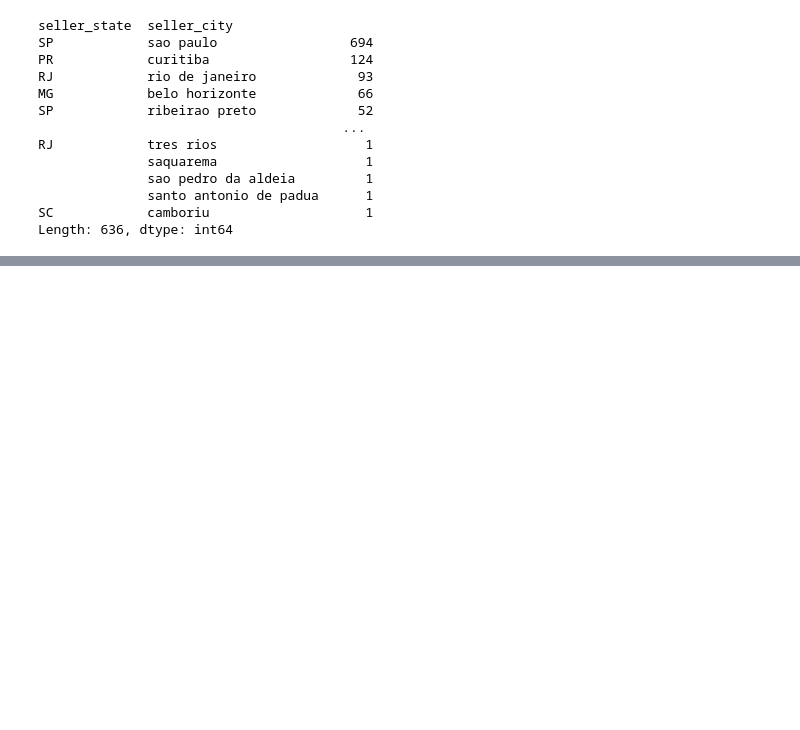
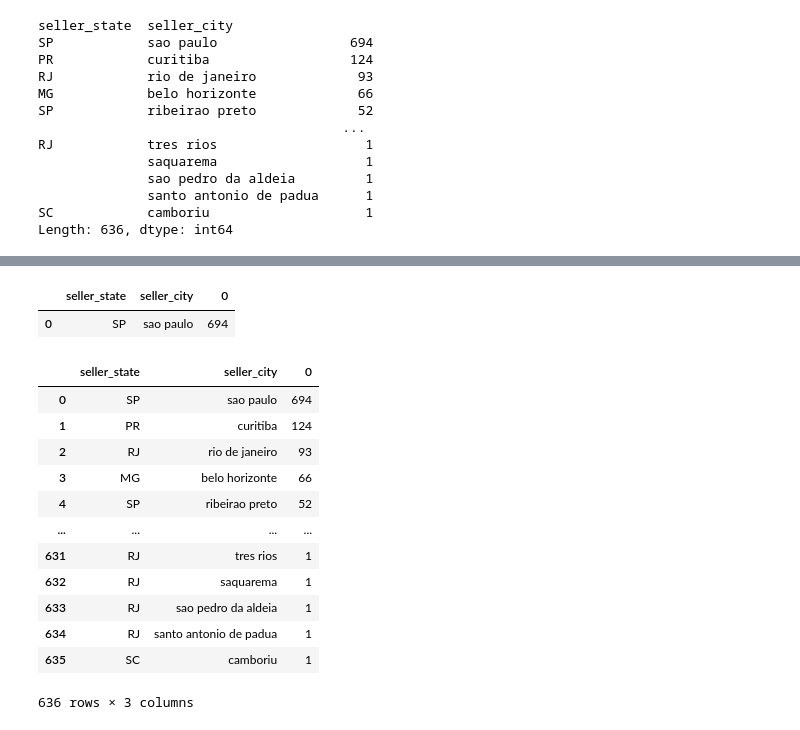
Before and after one commit to SaiaR1523/Olist, a Jupyter notebook: customer_dataset.ipynb, the cells around one changed output, grey strips where cells are left out. Drawn from its saved outputs; the diff is of its cells as text; code cells hidden in the pictures; blank space fills up the shorter version.

```diff
--- a/customer_dataset.ipynb
+++ b/customer_dataset.ipynb
@@ -171,0 +322,23 @@ Length: 636, dtype: int64
+# %%
+df_test = pd.read_csv('test.csv')
+# %%
+df_test[df_test['seller_city'] == '']
+# %% [output]
+|  | seller_state | seller_city | 0 |
+| 0 | SP | sao paulo | 694 |
+# %%
+df_test
+# %% [output]
+|  | seller_state | seller_city | 0 |
+| 0 | SP | sao paulo | 694 |
+| 1 | PR | curitiba | 124 |
+| 2 | RJ | rio de janeiro | 93 |
+| 3 | MG | belo horizonte | 66 |
+| 4 | SP | ribeirao preto | 52 |
+| ... | ... | ... | ... |
+| 631 | RJ | tres rios | 1 |
+| 632 | RJ | saquarema | 1 |
+| 633 | RJ | sao pedro da aldeia | 1 |
+| 634 | RJ | santo antonio de padua | 1 |
+| 635 | SC | camboriu | 1 |
+636 rows × 3 columns
```
Also changed, not shown: parts of 29 cells of this notebook.
